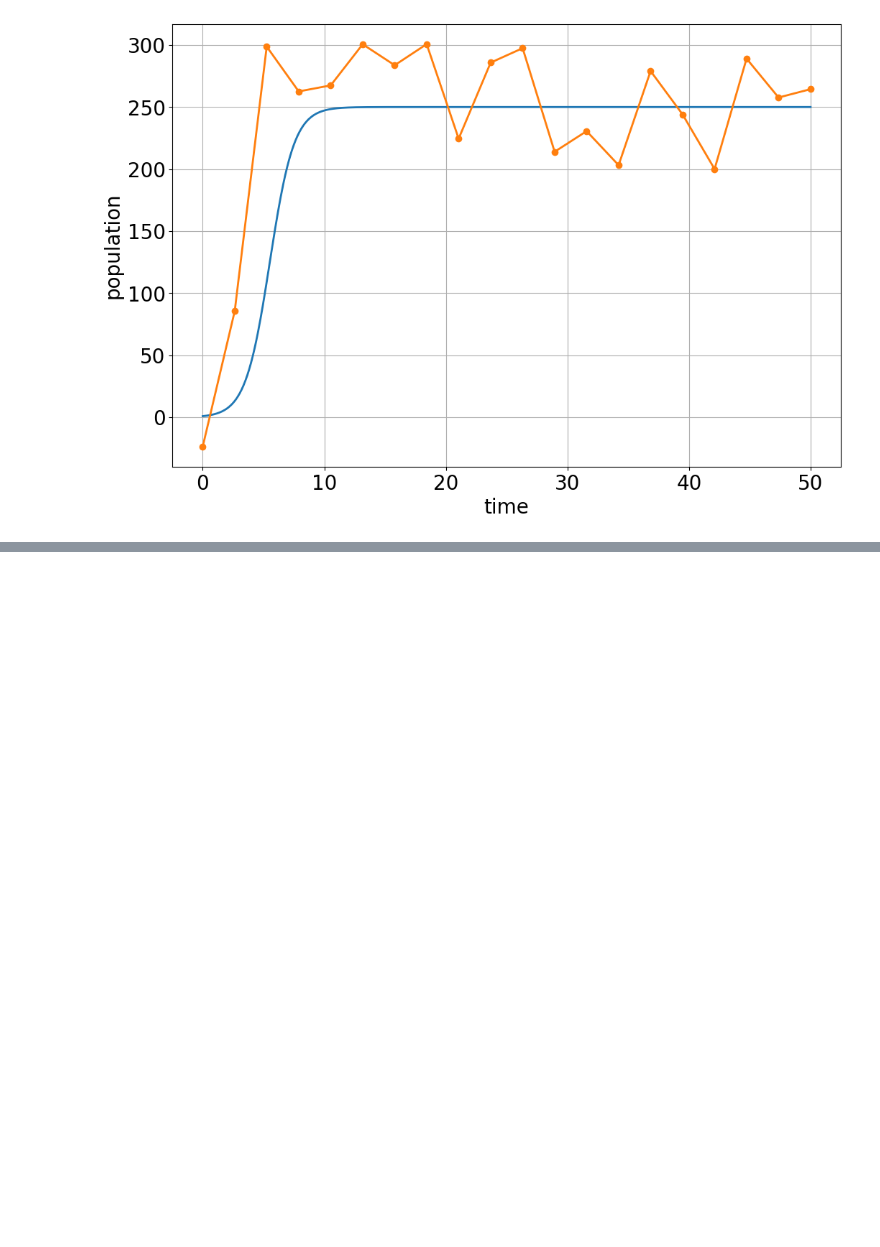
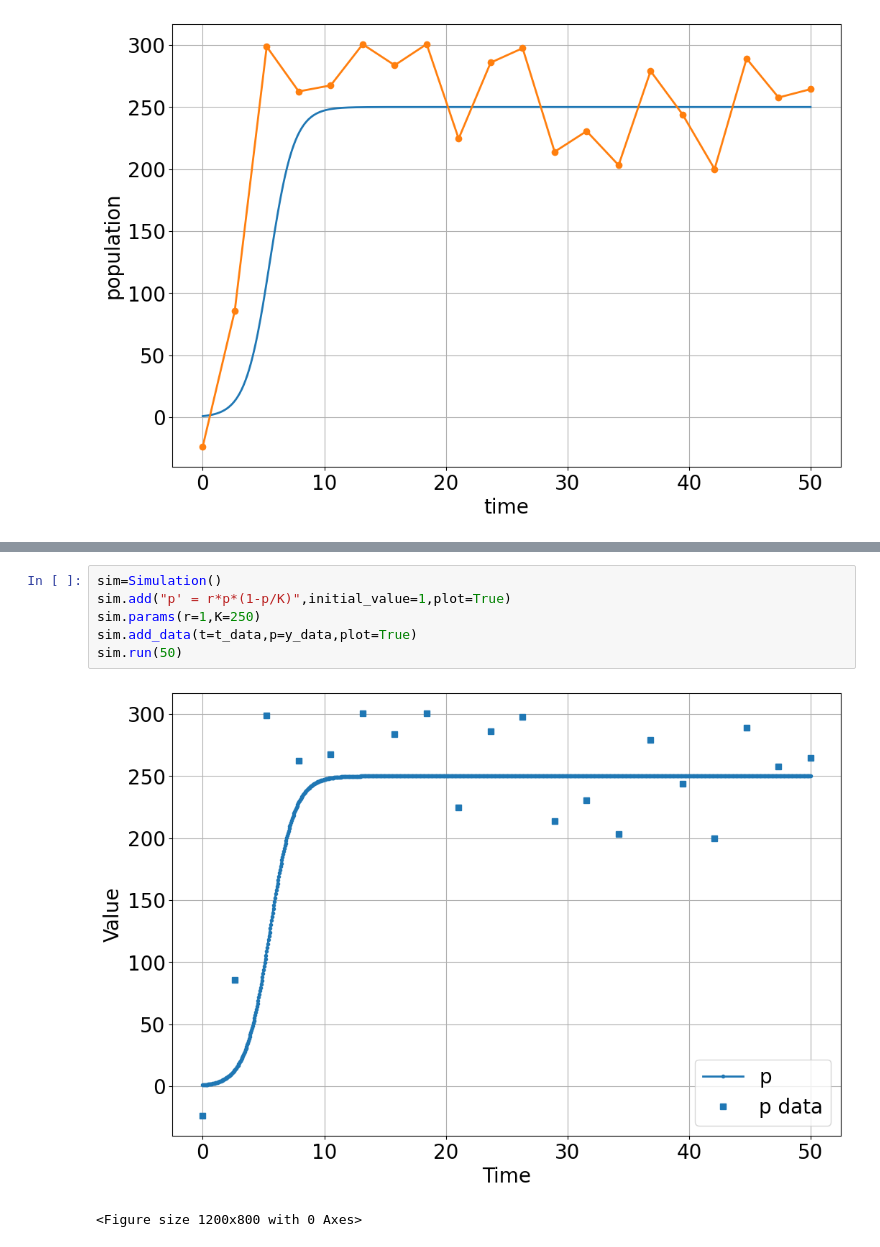
Before and after one commit to bblais/Computer-Programming-for-the-Sciences-Spring-2024, a Jupyter notebook: Sprint #2 - Dynamical Systems and Parameters/2024-02-27 - Sample Data.ipynb, the cells around one changed output, grey strips where cells are left out. Drawn from its saved outputs; the diff is of its cells as text; blank space fills up the shorter version.

```diff
--- a/Sprint #2 - Dynamical Systems and Parameters/2024-02-27 - Sample Data.ipynb
+++ b/Sprint #2 - Dynamical Systems and Parameters/2024-02-27 - Sample Data.ipynb
@@ -79,0 +109,9 @@ Text(0, 0.5, 'population')
+# %%
+sim=Simulation()
+sim.add("p' = r*p*(1-p/K)",initial_value=1,plot=True)
+sim.params(r=1,K=250)
+sim.add_data(t=t_data,p=y_data,plot=True)
+sim.run(50)
+# %% [output]
+[figure, added]
+<Figure size 1200x800 with 0 Axes>
```
Also changed, not shown: parts of 3 cells of this notebook, 1 other file.
